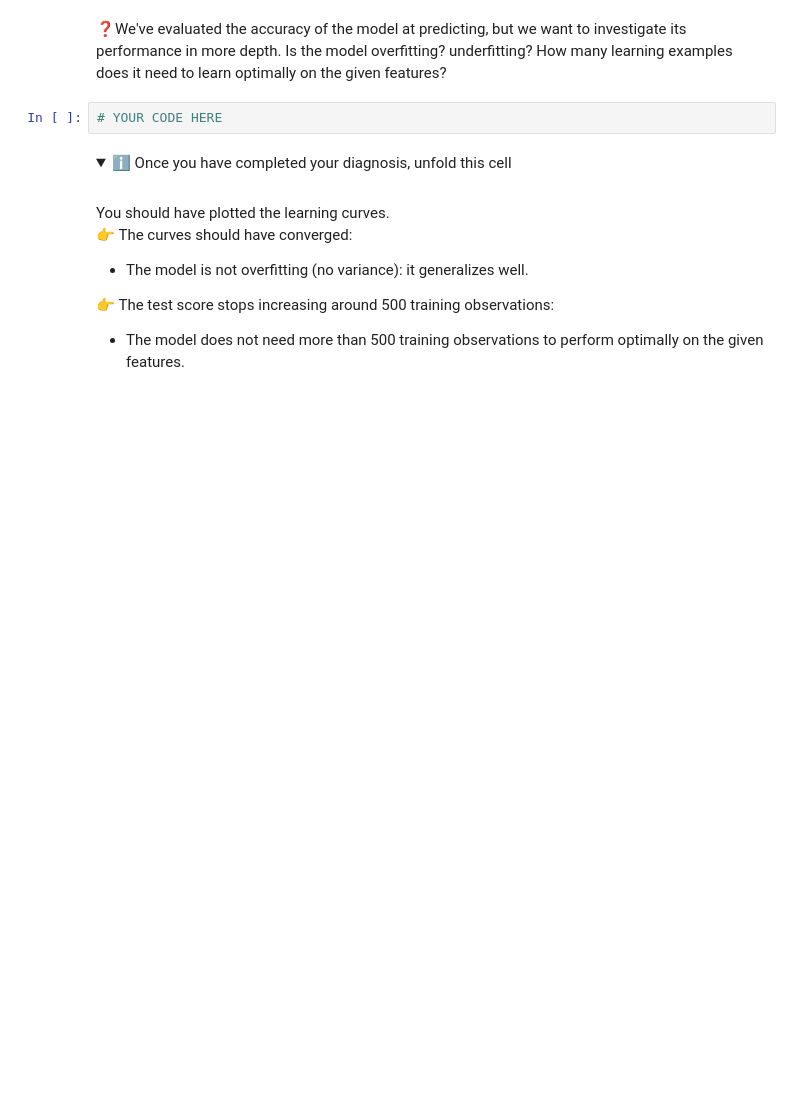
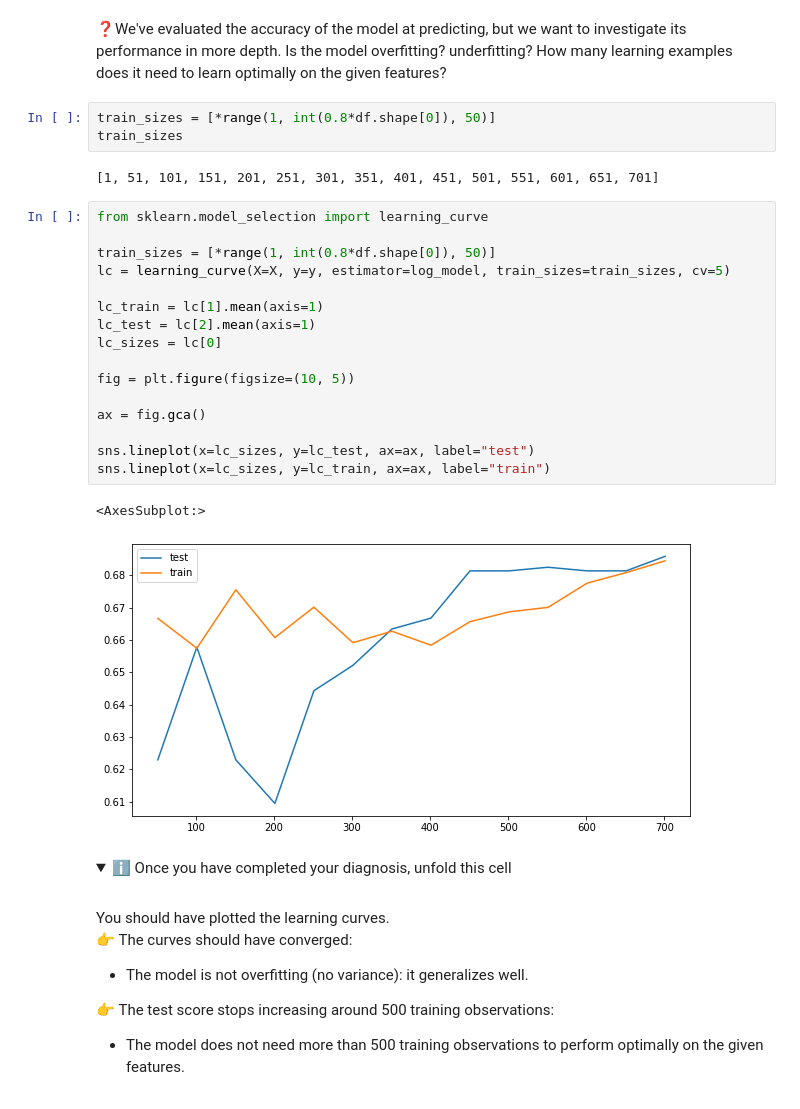
Before and after one commit to moe221/data-challenges-moe, a Jupyter notebook: 05-ML/01-Fundamentals-of-Machine-Learning/04-Logistic-Regression/Logistic_Regression.ipynb, the cells around one changed output. Drawn from its saved outputs; the diff is of its cells as text; folded sections open; blank space fills up the shorter version.

```diff
--- a/05-ML/01-Fundamentals-of-Machine-Learning/04-Logistic-Regression/Logistic_Regression.ipynb
+++ b/05-ML/01-Fundamentals-of-Machine-Learning/04-Logistic-Regression/Logistic_Regression.ipynb
@@ -73,8 +94,30 @@ print(result.check())
 # 2. In depth diagnosis
 # %% [markdown]
 ❓We've evaluated the accuracy of the model at predicting, but we want to investigate its performance in more depth. Is the model overfitting? underfitting? How many learning examples does it need to learn optimally on the given features?
-# %%
-# YOUR CODE HERE
+# %%
+train_sizes = [*range(1, int(0.8*df.shape[0]), 50)]
+train_sizes
+# %% [output]
+[1, 51, 101, 151, 201, 251, 301, 351, 401, 451, 501, 551, 601, 651, 701]
+# %%
+from sklearn.model_selection import learning_curve
+
+train_sizes = [*range(1, int(0.8*df.shape[0]), 50)]
+lc = learning_curve(X=X, y=y, estimator=log_model, train_sizes=train_sizes, cv=5)
+
+lc_train = lc[1].mean(axis=1)
+lc_test = lc[2].mean(axis=1)
+lc_sizes = lc[0]
+
+fig = plt.figure(figsize=(10, 5))
+
+ax = fig.gca()
+
+sns.lineplot(x=lc_sizes, y=lc_test, ax=ax, label="test")
+sns.lineplot(x=lc_sizes, y=lc_train, ax=ax, label="train")
+# %% [output]
+<AxesSubplot:>
+[figure, added]
 # %% [markdown]
 
 <details>
```
Also changed, not shown: parts of 2 cells of this notebook.
